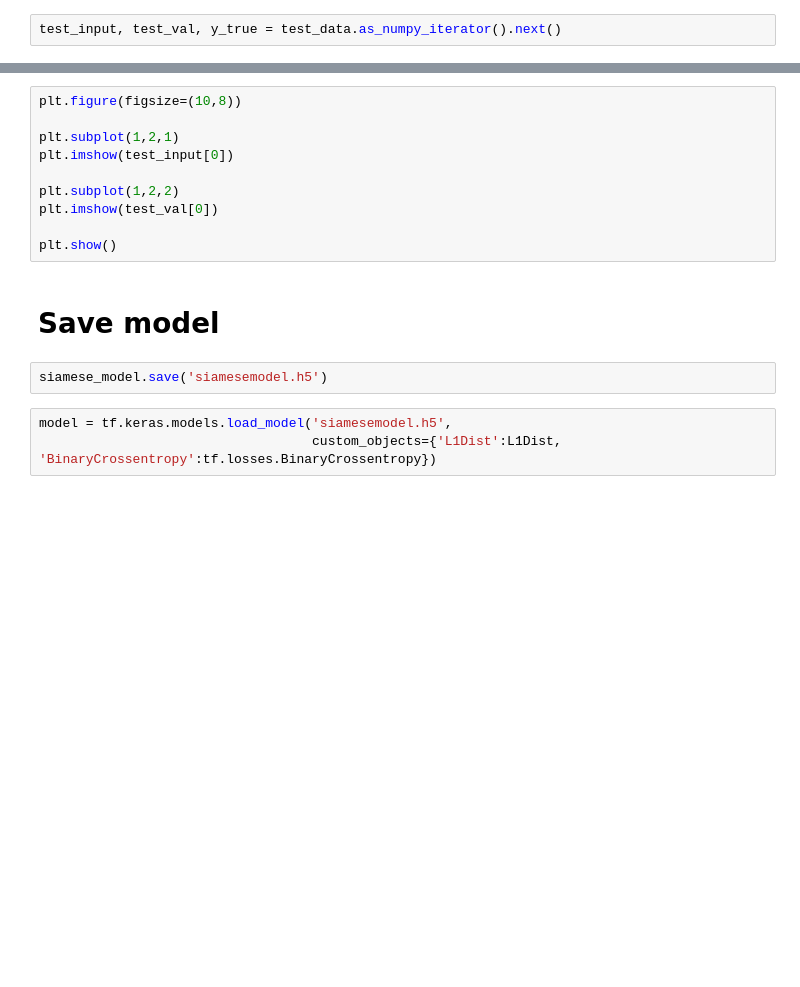
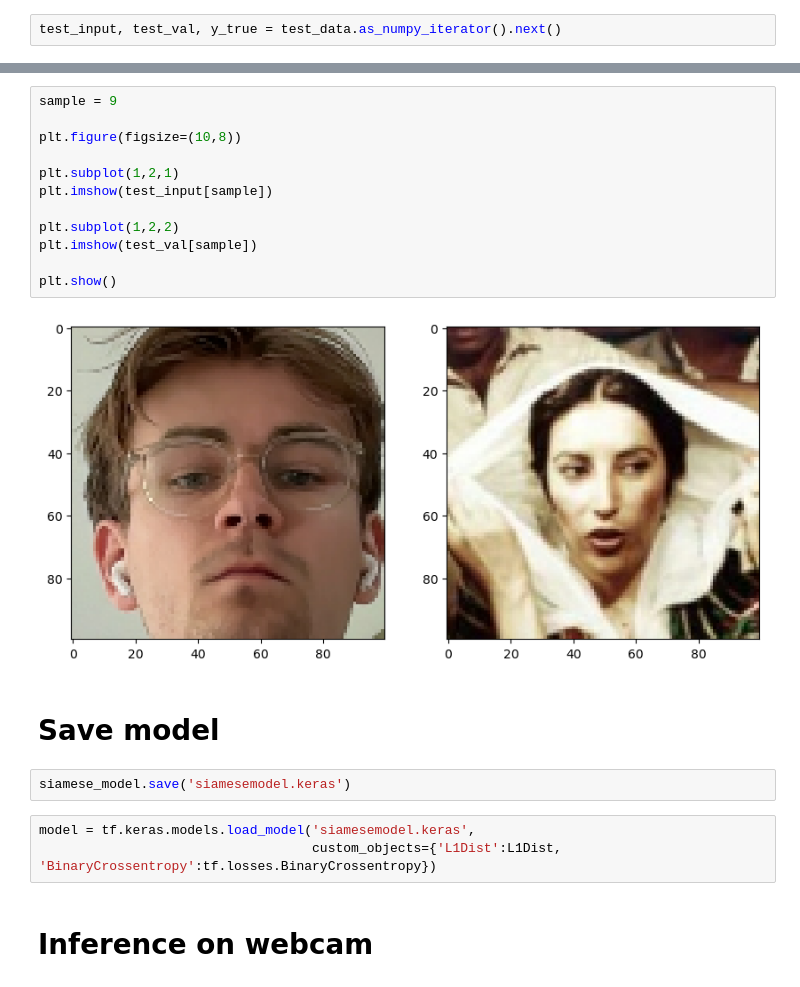
Before and after one commit to justingebert/biometric-recognition, a Jupyter notebook: notebooks/facial-verification.ipynb, the cells around one changed output, grey strips where cells are left out. Drawn from its saved outputs; the diff is of its cells as text; blank space fills up the shorter version.

Commit message:
train first model (CPU) + some bug fixing

```diff
--- a/notebooks/facial-verification.ipynb
+++ b/notebooks/facial-verification.ipynb
@@ -287,17 +321,23 @@ m.result().numpy()
 # %%
+sample = 9
+
 plt.figure(figsize=(10,8))
 
 plt.subplot(1,2,1)
-plt.imshow(test_input[0])
+plt.imshow(test_input[sample])
 
 plt.subplot(1,2,2)
-plt.imshow(test_val[0])
+plt.imshow(test_val[sample])
 
 plt.show()
+# %% [output]
+[figure, added]
 # %% [markdown]
 # Save model
 # %%
-siamese_model.save('siamesemodel.h5')
+siamese_model.save('siamesemodel.keras')
 # %%
-model = tf.keras.models.load_model('siamesemodel.h5',
+model = tf.keras.models.load_model('siamesemodel.keras',
                                    custom_objects={'L1Dist':L1Dist, 'BinaryCrossentropy':tf.losses.BinaryCrossentropy})
+# %% [markdown]
+# Inference on webcam
```
Also changed, not shown: parts of 12 cells of this notebook, 2 other files.
